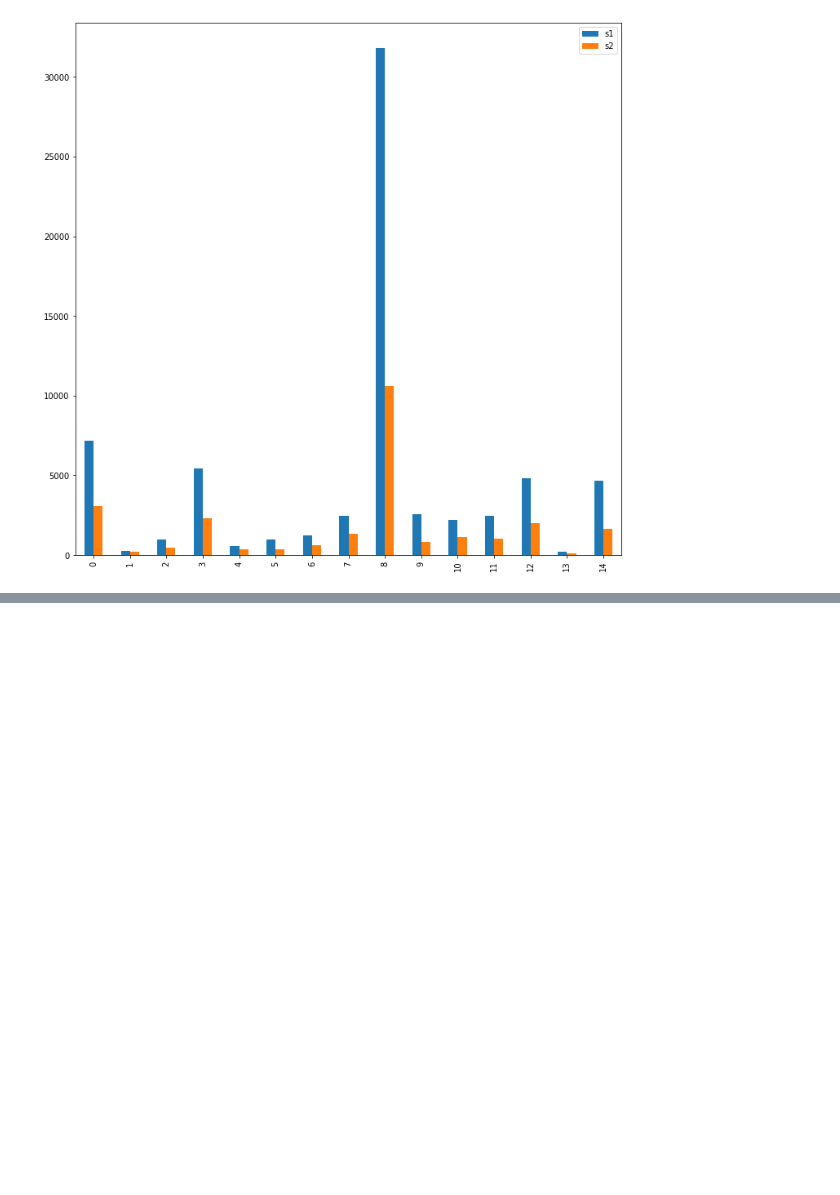
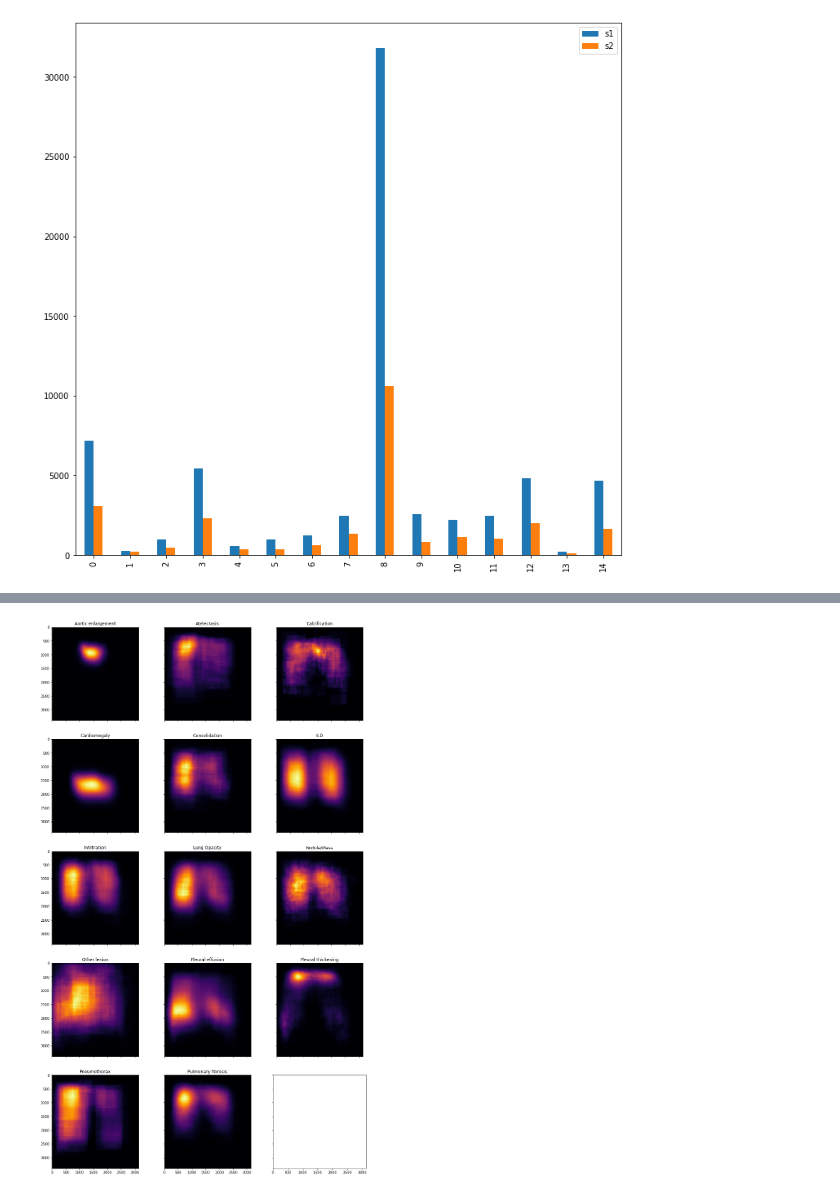
Before and after one commit to akansh12/DeepXrays, a Jupyter notebook: Notebooks/elementary-data-analysis.ipynb, the cells around one changed output, grey strips where cells are left out. Drawn from its saved outputs; the diff is of its cells as text; code cells hidden in the pictures; blank space fills up the shorter version.

```diff
--- a/Notebooks/elementary-data-analysis.ipynb
+++ b/Notebooks/elementary-data-analysis.ipynb
@@ -222,0 +342,8 @@ train_csv[train_csv.image_id == '063319de25ce7edb9b1c6b8881290140']
+# %%
+f, axs = plt.subplots(5, 3, sharey=True, sharex=True, figsize=(16,28));
+for i, (index,row) in enumerate((train_csv[['class_name', 'class_id']].groupby(['class_name', 'class_id']).count().drop('No finding').iterrows())):
+    a,b = index
+    axs[b//3, b-(3*(b//3))].imshow(locations[b], cmap = 'inferno', interpolation='nearest')
+    axs[b//3, b-(3*(b//3))].set_title(a)
+# %% [output]
+[figure, added]
```
Also changed, not shown: parts of 16 cells of this notebook, 1 other file.
